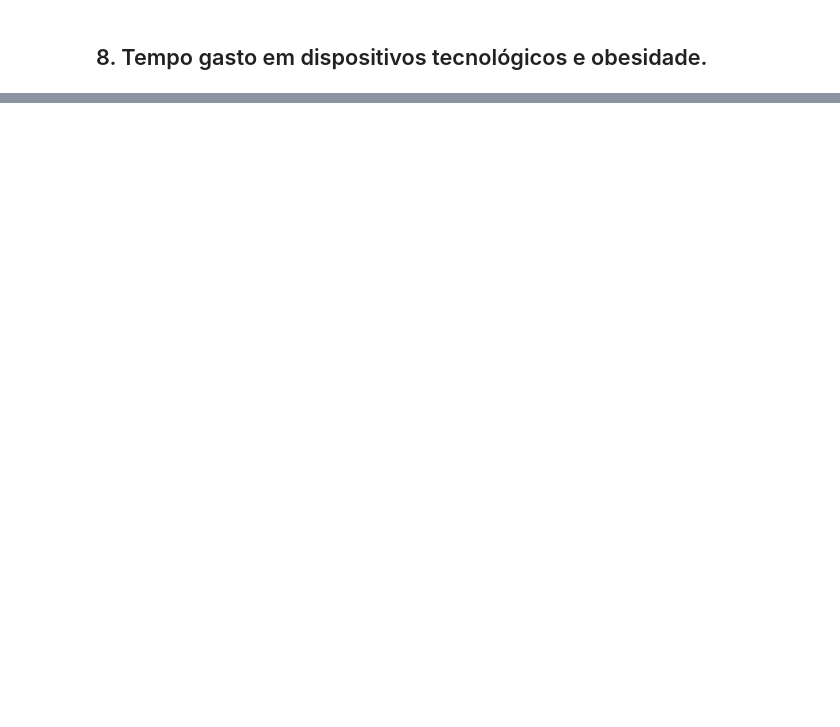
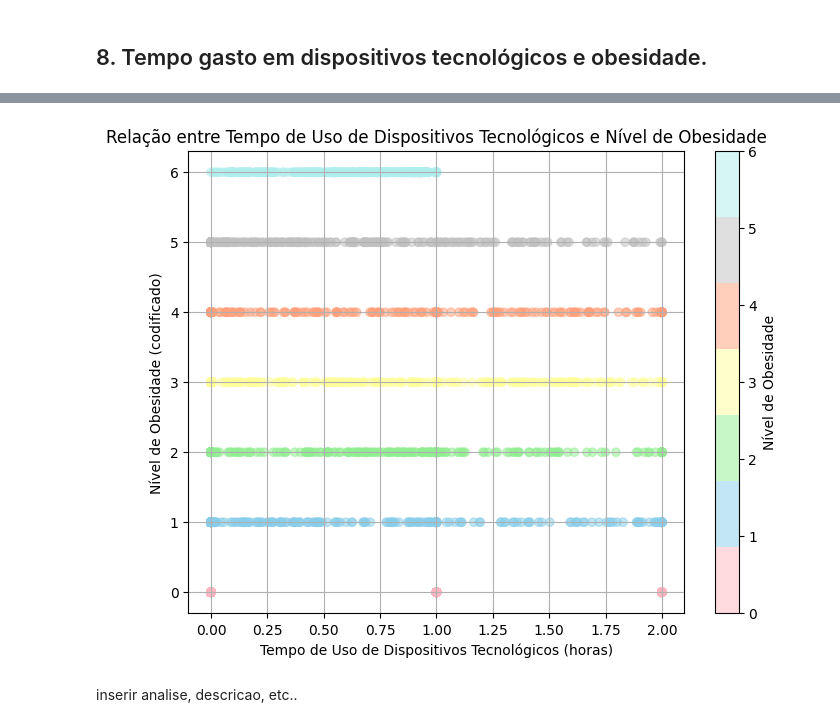
Before and after one commit to atlantico-academy/equipe5-2024.1, a Jupyter notebook: notebooks/01-exploratory_data_analysis.ipynb, the cells around one changed output, grey strips where cells are left out. Cells and saved outputs as stored; diff of their text form; code cells hidden in the pictures; blank space fills up the shorter version.

```diff
--- a/notebooks/01-exploratory_data_analysis.ipynb
+++ b/notebooks/01-exploratory_data_analysis.ipynb
@@ -601,0 +668,21 @@ plt.show()
+# %%
+import matplotlib.pyplot as plt
+from matplotlib.colors import ListedColormap
+
+
+colors = ['#FFB6C1', '#87CEEB', '#90EE90', '#FFFF99', '#FFA07A', '#C0C0C0', '#AFEEEE']
+cmap = ListedColormap(colors)
+
+
+plt.figure(figsize=(8, 6))
+plt.scatter(df['TUE'], df['NObeyesdad_encoded'], alpha=0.5, c=df['NObeyesdad_encoded'], cmap=cmap)
+plt.title('Relação entre Tempo de Uso de Dispositivos Tecnológicos e Nível de Obesidade')
+plt.xlabel('Tempo de Uso de Dispositivos Tecnológicos (horas)')
+plt.ylabel('Nível de Obesidade (codificado)')
+plt.grid(True)
+plt.colorbar(label='Nível de Obesidade')
+plt.show()
+# %% [output]
+[figure, added]
+# %% [markdown]
+inserir analise, descricao, etc..
```
Also changed, not shown: parts of 13 cells of this notebook, 2 other files.
